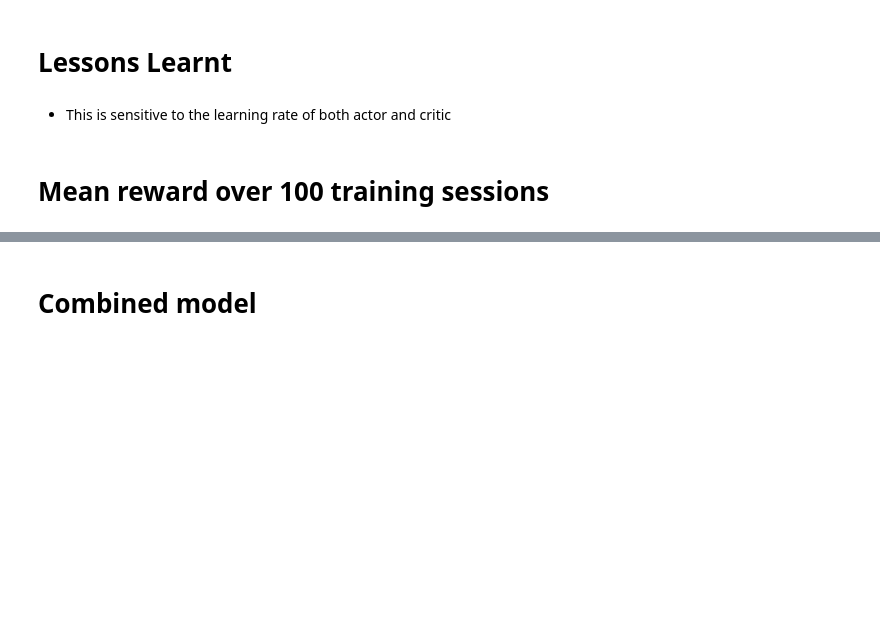
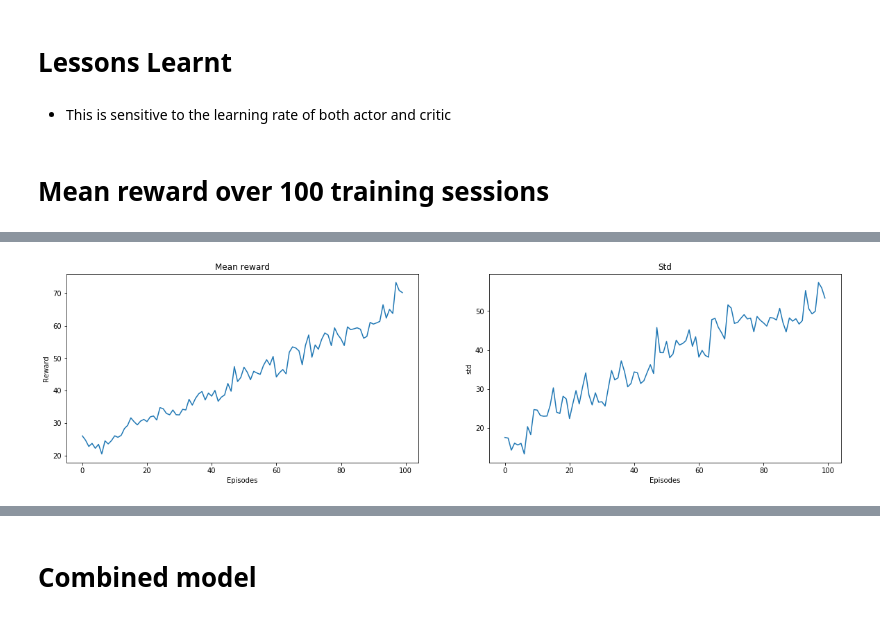
Before and after one commit to whathelll/Reinforcement-Learning, a Jupyter notebook: PolicyGradient/3-Cartpole_Actor_Critic.ipynb, the cells around one changed output, grey strips where cells are left out. Saved outputs shown, nothing was run; the diff lists cells and outputs as text; code cells hidden in the pictures; blank space fills up the shorter version.

```diff
--- a/PolicyGradient/3-Cartpole_Actor_Critic.ipynb
+++ b/PolicyGradient/3-Cartpole_Actor_Critic.ipynb
@@ -263,0 +333,83 @@ for i in range(2):
+# %%
+class Agent():
+    def __init__(self):
+        self.env = gym.make('CartPole-v0')
+        self.episode_durations = []
+        self.episode_loss = []
+        self.gamma = 0.99
+        self.model = LinearModel()
+        self.value_model = ValueModel()
+        self.memory = PolicyGradientMemory()
+        self.action_optimizer = tf.train.AdamOptimizer(learning_rate=0.1)
+        self.value_optimizer = tf.train.AdamOptimizer(learning_rate=0.1)
+
+    def getAction(self, s):
+        s = tf.convert_to_tensor([s])
+        action_probability = self.model(s).numpy()
+#         print(action_probability)
+        action = np.random.choice([0, 1], p=action_probability[0])
+        return action
+
+    def train(self, episodes=2):
+        all_returns = [[] for _ in range(200)]
+        for i in range(episodes):
+            s = self.env.reset()
+            steps = 0
+            while True:
+                action = self.getAction(s)
+
+                s_1, reward, done, info = self.env.step(action)
+                self.memory.append(Transition(s, action, s_1, reward, done))
+
+                s = s_1
+
+                steps += 1
+                if done:
+                    break
+
+            s0, a, s1, r, done = self.memory.sample()
+            s0 = tf.constant(s0, dtype=tf.float32)
+            a = tf.one_hot(a, depth=2, dtype=tf.int32)
+            s1 = tf.constant(s1, dtype=tf.float32)
+            r = tf.expand_dims(tf.constant(r, dtype=tf.float32), axis=1)
+            d = tf.expand_dims(tf.constant(1 - done, dtype=tf.float32), axis=1)
+
+            v = self.value_model(s0)
+            v_prime = self.value_model(s1)
+            y = r + self.gamma * d * v_prime
+#             print(y)
+            td_loss = y - v
+#                 print(tf.reduce_max(td_loss).numpy())
+
+            self.value_model.train(self.value_optimizer, s0, y)
+            self.model.train(self.action_optimizer, s0, a, td_loss)
+            self.memory.reset()
+
+            self.episode_durations.append(steps)
+
+    def run(self):
+        self.env = gym.make('CartPole-v0')
+        s = self.env.reset()
+        steps = 0
+        while True:
+            self.env.render()
+            action = self.getAction(s)
+            s_1, reward, done, info = self.env.step(action)
+            s = s_1
+            steps += 1
+            if done:
+                print("Episode finished successfully after {} timesteps".format(steps))
+                break
+        self.env.close()
+
+agent = Agent()
+
+reward_history = RewardHistory()
+for i in range(100):
+    agent = Agent()
+    agent.train(100)
+    reward_history.append(agent.episode_durations)
+
+reward_history.plot()
+# %% [output]
+[figure, added]
```
Also changed, not shown: parts of 9 cells of this notebook, 2 other files.
